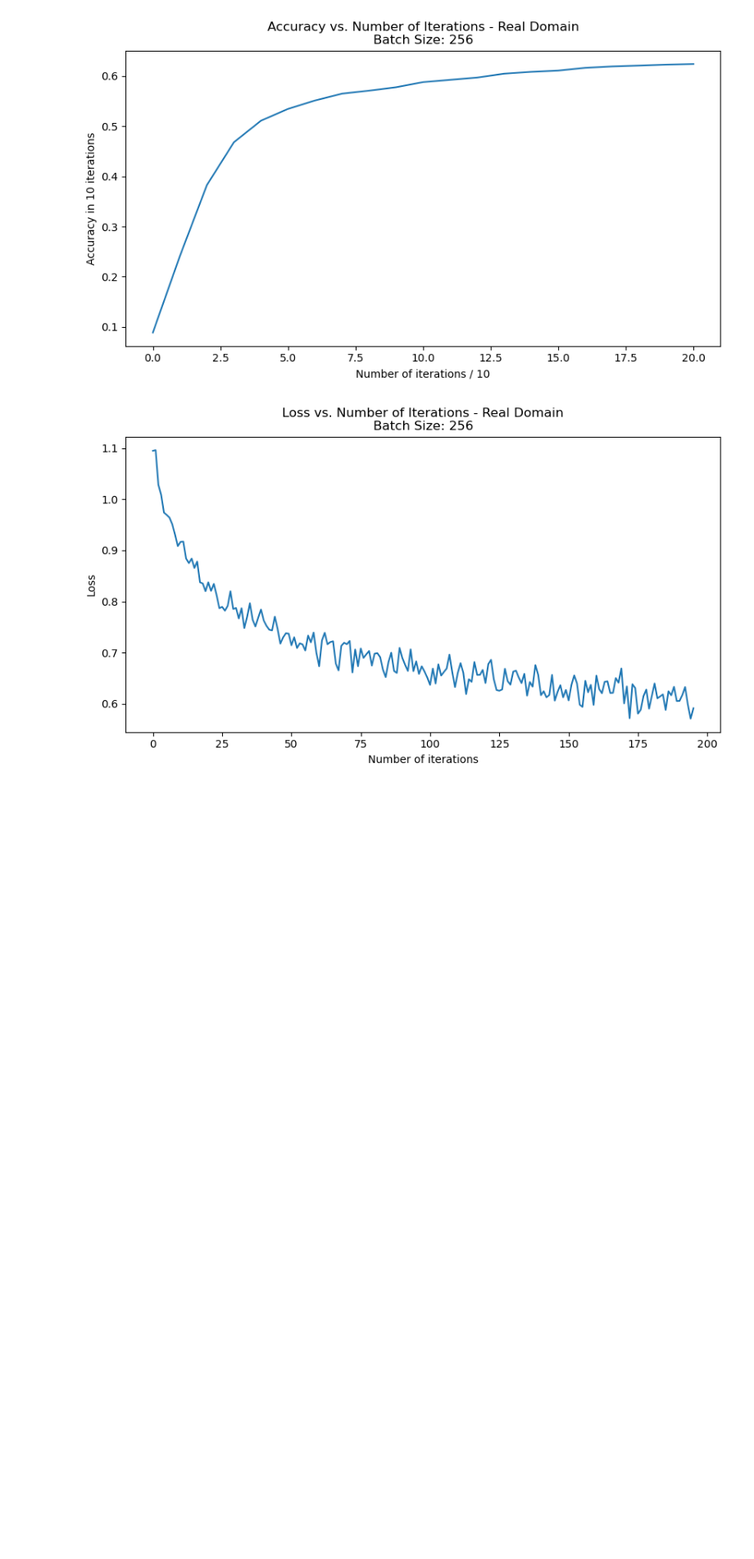
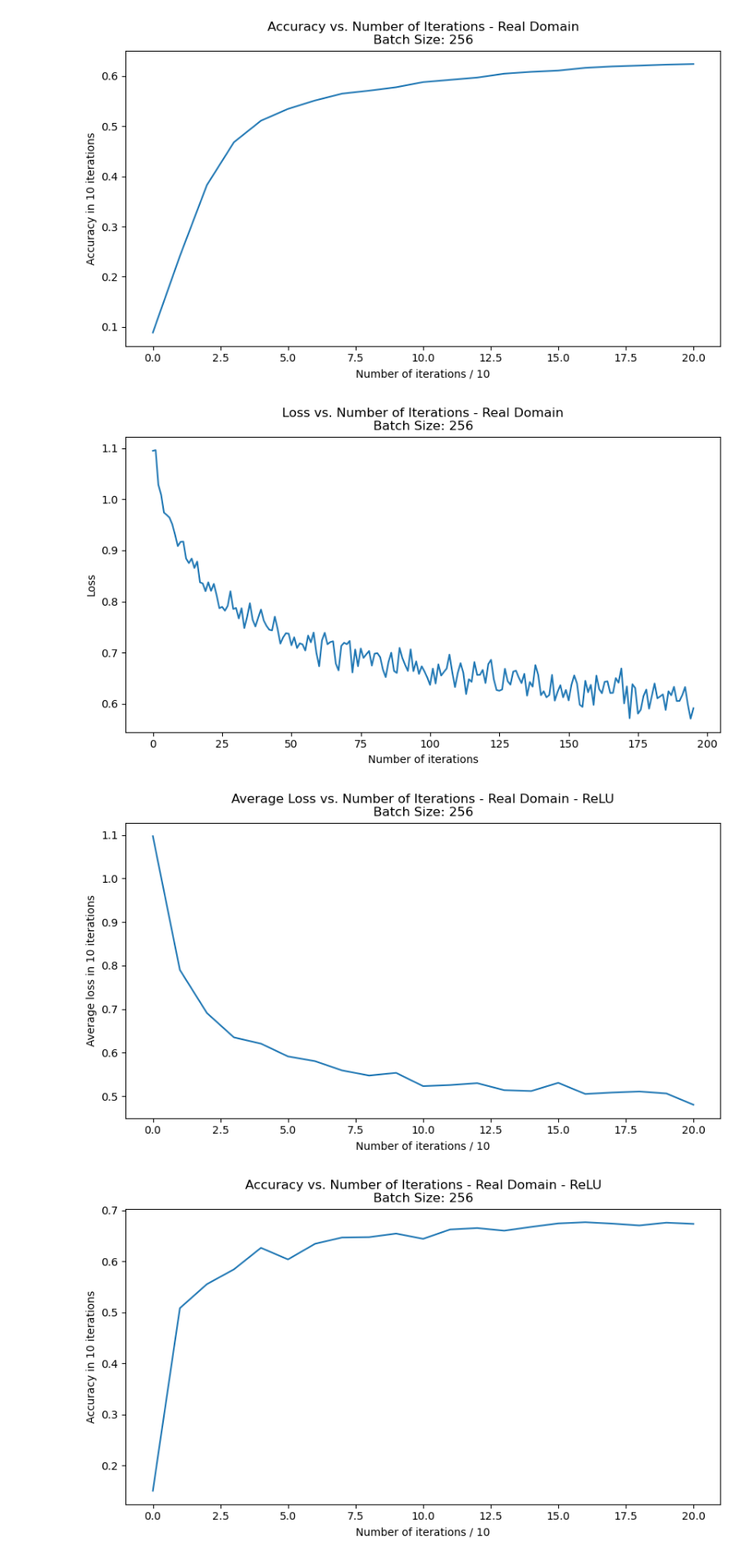
Before and after one commit to gulerlab/finite-field-nn, a Jupyter notebook: plots/plot_from_saved_data.ipynb, the cells around one changed output. Shown at 82% size. Saved outputs shown, nothing was run; the diff lists cells and outputs as text; code cells hidden in the pictures; blank space fills up the shorter version.

Commit message:
experiment with ReLU activation function and resulting combined graphs are added

```diff
--- a/plots/plot_from_saved_data.ipynb
+++ b/plots/plot_from_saved_data.ipynb
@@ -114,3 +114,35 @@ plt.show()
 [figure]
 [figure]
 [figure]
+# %%
+checkpoint = torch.load('../params/torch-vgg-cifar10.pth')
+running_acc = checkpoint['running_acc']
+running_loss = checkpoint['running_loss']
+running_curr_loss = checkpoint['running_curr_loss']
+plt.figure(figsize=(10, 5))
+plt.plot(list(range(len(running_loss))), [x * 10 for x in running_loss])
+plt.ylabel('Average loss in 10 iterations')
+plt.xlabel('Number of iterations / 10')
+plt.title('Average Loss vs. Number of Iterations - Real Domain - ReLU\nBatch Size: 256')
+plt.savefig('avg_loss_real_batch_256_vgg_cifar10_relu.jpg', dpi=300)
+plt.show()
+
+plt.figure(figsize=(10, 5))
+running_acc = [x.item() for x in running_acc]
+plt.plot(list(range(len(running_acc))), running_acc)
+plt.ylabel('Accuracy in 10 iterations')
+plt.xlabel('Number of iterations / 10')
+plt.title('Accuracy vs. Number of Iterations - Real Domain - ReLU\nBatch Size: 256')
+plt.savefig('acc_real_batch_256_vgg_cifar10_relu.jpg', dpi=300)
+plt.show()
+
+plt.figure(figsize=(10, 5))
+plt.plot(list(range(len(running_curr_loss))), [x * 10 for x in running_curr_loss])
+plt.ylabel('Loss')
+plt.xlabel('Number of iterations')
+plt.title('Loss vs. Number of Iterations - Real Domain - ReLU\nBatch Size: 256')
+plt.savefig('loss_real_batch_256_vgg_cifar10_relu.jpg', dpi=300)
+plt.show()
+# %% [output]
+[figure, added]
+[figure, added]
```
Also changed, not shown: parts of 2 cells of this notebook, 8 other files.
